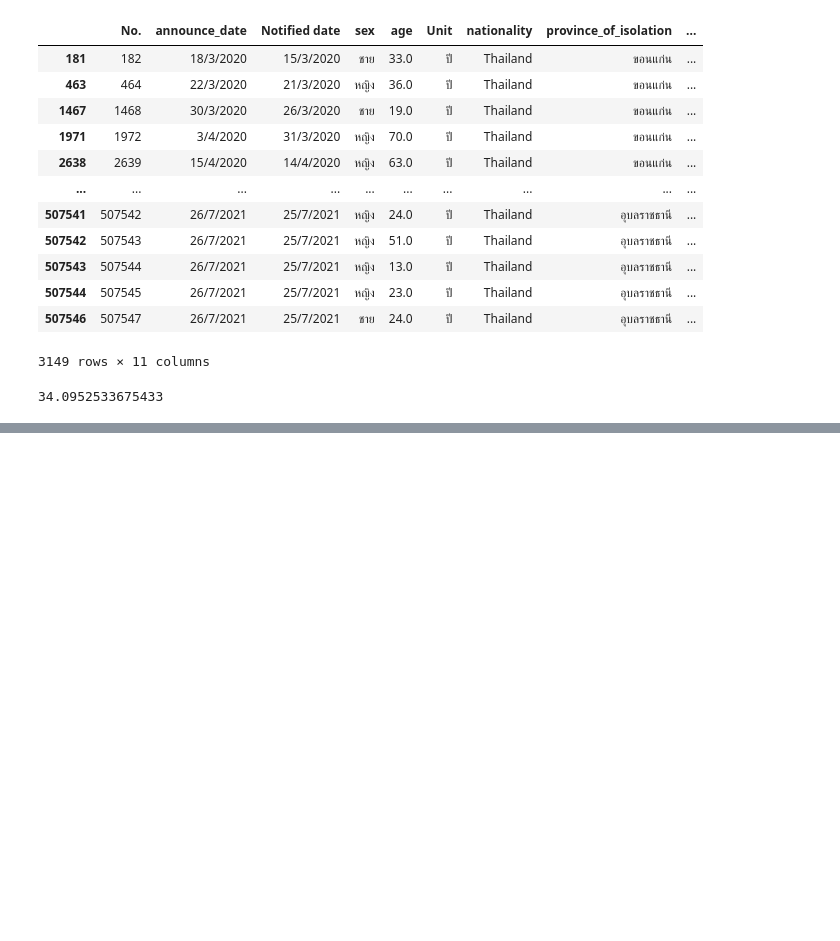
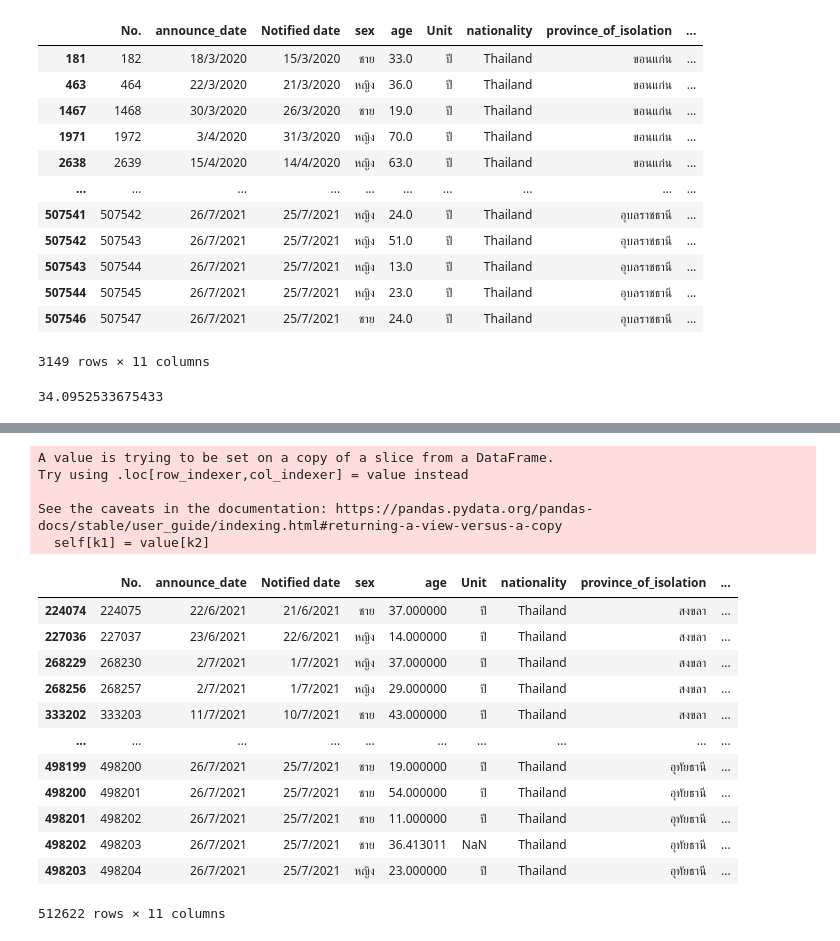
Before and after one commit to Wikanda-Hongboonmee/DWDM21, a Jupyter notebook: Data_Preprocessing_(Chapter_3).ipynb, the cells around one changed output, grey strips where cells are left out. Cells and saved outputs as stored; diff of their text form; code cells hidden in the pictures; blank space fills up the shorter version.

```diff
--- a/Data_Preprocessing_(Chapter_3).ipynb
+++ b/Data_Preprocessing_(Chapter_3).ipynb
@@ -884,0 +1027,2 @@ data_cases2[blist_province_of_onset2]['age'].mean()
+# %%
+data_cases2[['province_of_onset']] = data_cases2[['province_of_onset']].fillna('ไม่มีข้อมูล')
@@ -884,0 +1031,3 @@ data_cases2[blist_province_of_onset2]['age'].mean()
+# %%
+all_cities = set(data_cases2['province_of_onset'])
+all_cities
@@ -884,0 +1052,39 @@ data_cases2[blist_province_of_onset2]['age'].mean()
+# %%
+fixed_cities = []
+
+for city in all_cities :
+    # หาค่า mean ของเชียงใหม่
+    x_cases = data_cases2['province_of_onset'] == city
+    x_mean = data_cases2[x_cases]['age'].mean()
+
+    # เลือกมาเฉพาะ data เชียงใหม่
+    data_x = data_cases2[x_cases]
+
+    # เติมค่า mean แทน missing
+    data_x[['age']] = data_x[['age']].fillna(x_mean)
+
+    fixed_cities.append(data_x)
+
+data_cases2_nomissingage = pd.concat(fixed_cities)
+# %% [output]
+A value is trying to be set on a copy of a slice from a DataFrame.
+Try using .loc[row_indexer,col_indexer] = value instead
+
+See the caveats in the documentation: https://pandas.pydata.org/pandas-docs/stable/user_guide/indexing.html#returning-a-view-versus-a-copy
+  self[k1] = value[k2]
+# %%
+data_cases2_nomissingage
+# %% [output]
+|  | No. | announce_date | Notified date | sex | age | Unit | nationality | province_of_isolation | ... |
+| 224074 | 224075 | 22/6/2021 | 21/6/2021 | ชาย | 37.000000 | ปี | Thailand | สงขลา | ... |
+| 227036 | 227037 | 23/6/2021 | 22/6/2021 | หญิง | 14.000000 | ปี | Thailand | สงขลา | ... |
+| 268229 | 268230 | 2/7/2021 | 1/7/2021 | หญิง | 37.000000 | ปี | Thailand | สงขลา | ... |
+| 268256 | 268257 | 2/7/2021 | 1/7/2021 | หญิง | 29.000000 | ปี | Thailand | สงขลา | ... |
+| 333202 | 333203 | 11/7/2021 | 10/7/2021 | ชาย | 43.000000 | ปี | Thailand | สงขลา | ... |
+| ... | ... | ... | ... | ... | ... | ... | ... | ... | ... |
+| 498199 | 498200 | 26/7/2021 | 25/7/2021 | ชาย | 19.000000 | ปี | Thailand | อุทัยธานี | ... |
+| 498200 | 498201 | 26/7/2021 | 25/7/2021 | ชาย | 54.000000 | ปี | Thailand | อุทัยธานี | ... |
+| 498201 | 498202 | 26/7/2021 | 25/7/2021 | ชาย | 11.000000 | ปี | Thailand | อุทัยธานี | ... |
+| 498202 | 498203 | 26/7/2021 | 25/7/2021 | ชาย | 36.413011 | NaN | Thailand | อุทัยธานี | ... |
+| 498203 | 498204 | 26/7/2021 | 25/7/2021 | หญิง | 23.000000 | ปี | Thailand | อุทัยธานี | ... |
+512622 rows × 11 columns
```
Also changed, not shown: parts of 27 cells of this notebook.
